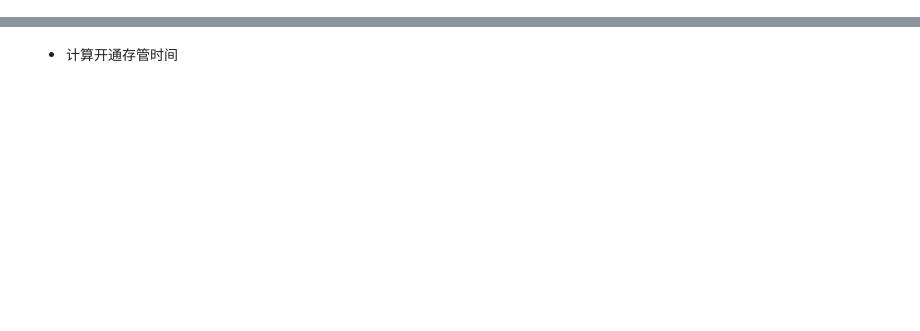
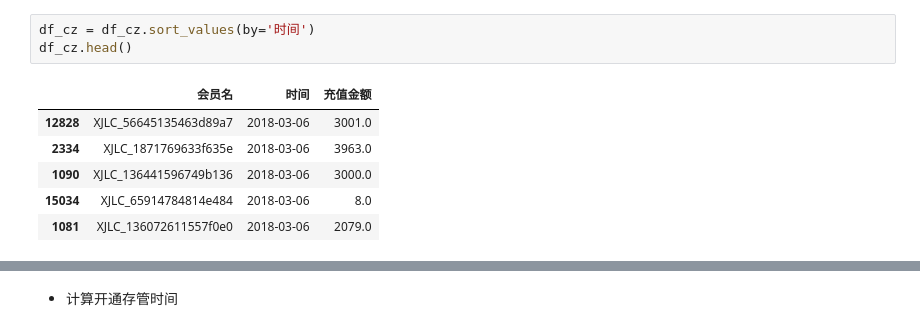
Before and after one commit to junzhu-github/python_code, a Jupyter notebook: Jupyter/大额用户-12月.ipynb, the cells around one changed output, grey strips where cells are left out. Saved outputs shown, nothing was run; the diff lists cells and outputs as text; blank space fills up the shorter version.

```diff
--- a/Jupyter/大额用户-12月.ipynb
+++ b/Jupyter/大额用户-12月.ipynb
@@ -23,0 +62,10 @@ with pd.ExcelFile(r"D:\小鸡理财\百度云同步盘\小鸡理财\数据报告
+# %%
+df_cz = df_cz.sort_values(by='时间')
+df_cz.head()
+# %% [output]
+|  | 会员名 | 时间 | 充值金额 |
+| 12828 | XJLC_56645135463d89a7 | 2018-03-06 | 3001.0 |
+| 2334 | XJLC_1871769633f635e | 2018-03-06 | 3963.0 |
+| 1090 | XJLC_136441596749b136 | 2018-03-06 | 3000.0 |
+| 15034 | XJLC_65914784814e484 | 2018-03-06 | 8.0 |
+| 1081 | XJLC_136072611557f0e0 | 2018-03-06 | 2079.0 |
```
Also changed, not shown: parts of 100 cells of this notebook, 11 other files.
